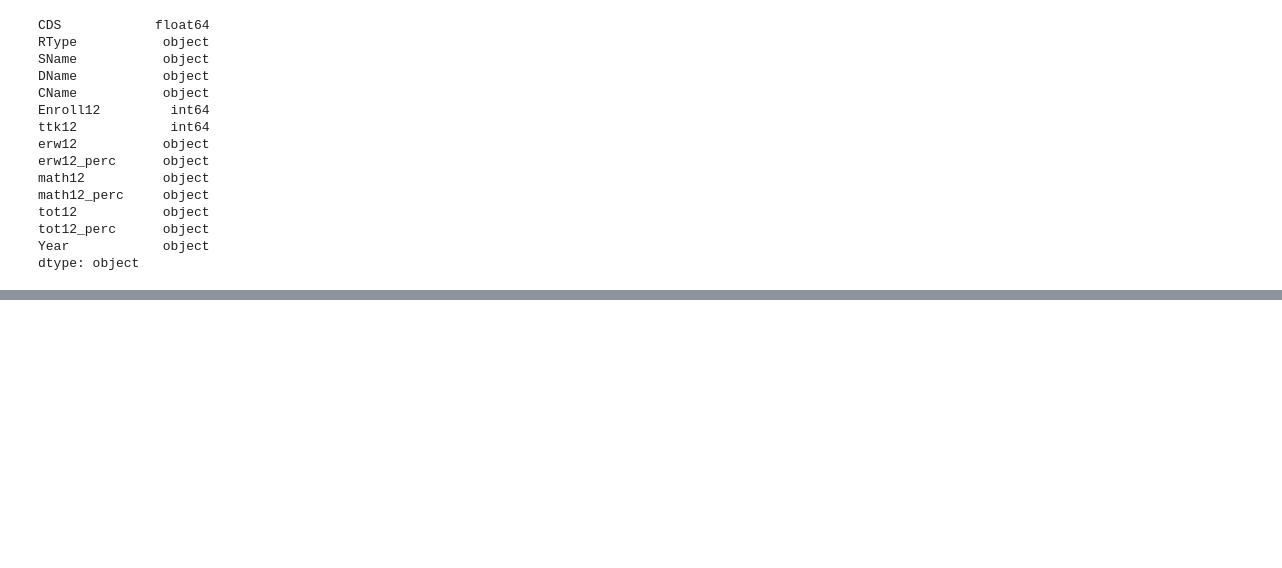
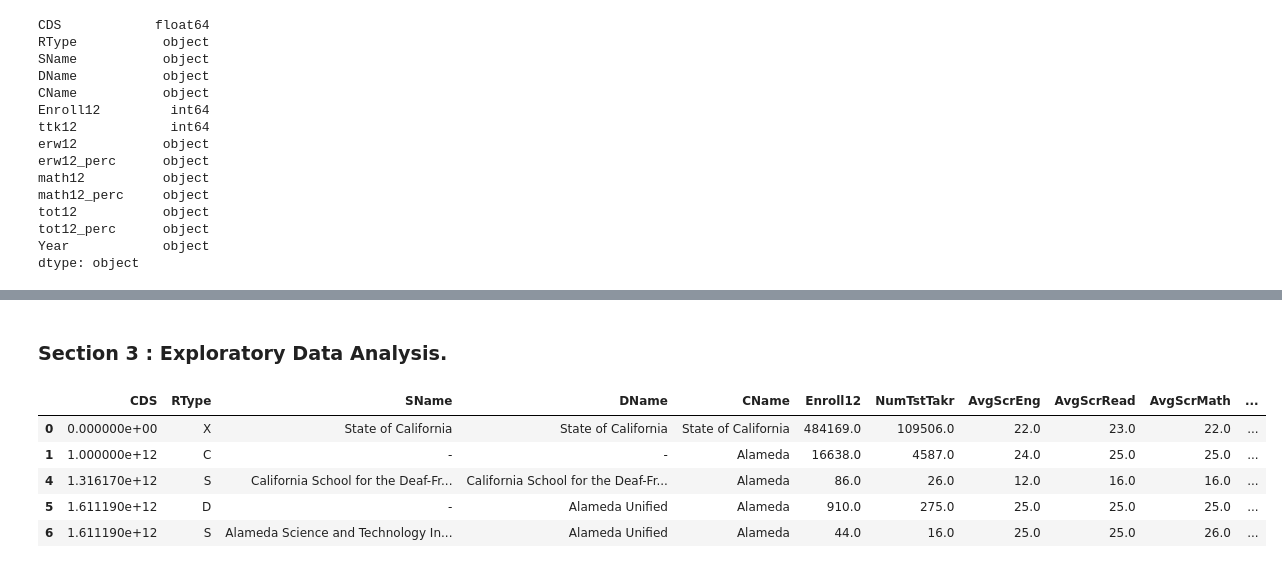
Before and after one commit to WarintornNawong/DSI_Project1, a Jupyter notebook: project1_test.ipynb, the cells around one changed output, grey strips where cells are left out. Cells and saved outputs as stored; diff of their text form; code cells hidden in the pictures; blank space fills up the shorter version.

```diff
--- a/project1_test.ipynb
+++ b/project1_test.ipynb
@@ -190,6 +191,7 @@ act shape : (9945, 14)
 ## fill na out to be "-" at SName and DName
 act_ca_new['SName'] = act_ca_new['SName'].fillna('-')
 act_ca_new['DName'] = act_ca_new['DName'].fillna('-')
+act_ca_new['CName'] = act_ca_new['CName'].fillna('-')
 
 ## fill na out for zero-test taker.
 ## Drop it because it does not come out with any scores.
@@ -199,6 +201,7 @@ act_ca_new = act_ca_new[act_ca_new['NumTstTakr'] != 0]
 ## fill na out to be "-" at SName and DName
 sat_ca_new['SName'] = sat_ca_new['SName'].fillna('-')
 sat_ca_new['DName'] = sat_ca_new['DName'].fillna('-')
+sat_ca_new['CName'] = sat_ca_new['CName'].fillna('-')
 
 ## fill na out for zero-test taker.
 ## Drop it because it does not come out with any scores.
@@ -289,0 +295,30 @@ dtype: object
+# %%
+## ACT
+
+list_hist = ['AvgScrEng','AvgScrRead','AvgScrMath','AvgScrSci','NumGE21']
+for i in list_hist:
+    act_ca_new[i] = act_ca_new[i].astype('float64')
+
+## SAT
+
+list_sat = ['erw12','math12']
+for i in list_sat:
+    sat_ca_new[i] = sat_ca_new[i].astype('float64')
+# %%
+### Year Change Type
+year_dict = ['2016-17','2017-18','2018-19','2019-20']
+year_dict_new = ['2017','2018','2019','2020']
+
+for i in range(len(year_dict)):
+    act_ca_new['Year'] = act_ca_new['Year'].str.replace(year_dict[i],year_dict_new[i])
+    sat_ca_new['Year'] = sat_ca_new['Year'].str.replace(year_dict[i],year_dict_new[i])
+
+## Year Dropping for unclear Data
+act_ca_new = act_ca_new[act_ca_new['Year'].isnull() == False]
+
+act_ca_new['Year'] = act_ca_new['Year'].astype('int64')
+sat_ca_new['Year'] = sat_ca_new['Year'].astype('int64')
+
+
+print(f"Year Columns types in act : {act_ca_new['Year'].dtype}")
+print(f"Year Columns types in act : {sat_ca_new['Year'].dtype}")
@@ -289,0 +330,2 @@ dtype: object
+# %%
+act_ca_new = act_ca_new[act_ca_new['Enroll12'].isnull() == False]
@@ -289,0 +370,11 @@ dtype: object
+# %% [markdown]
+### Section 3 : Exploratory Data Analysis.
+# %%
+act_ca_new.head()
+# %% [output]
+|  | CDS | RType | SName | DName | CName | Enroll12 | NumTstTakr | AvgScrEng | AvgScrRead | AvgScrMath | ... |
+| 0 | 0.000000e+00 | X | State of California | State of California | State of California | 484169.0 | 109506.0 | 22.0 | 23.0 | 22.0 | ... |
+| 1 | 1.000000e+12 | C | - | - | Alameda | 16638.0 | 4587.0 | 24.0 | 25.0 | 25.0 | ... |
+| 4 | 1.316170e+12 | S | California School for the Deaf-Fr... | California School for the Deaf-Fr... | Alameda | 86.0 | 26.0 | 12.0 | 16.0 | 16.0 | ... |
+| 5 | 1.611190e+12 | D | - | Alameda Unified | Alameda | 910.0 | 275.0 | 25.0 | 25.0 | 25.0 | ... |
+| 6 | 1.611190e+12 | S | Alameda Science and Technology In... | Alameda Unified | Alameda | 44.0 | 16.0 | 25.0 | 25.0 | 26.0 | ... |
```
Also changed, not shown: parts of 7 cells of this notebook.
